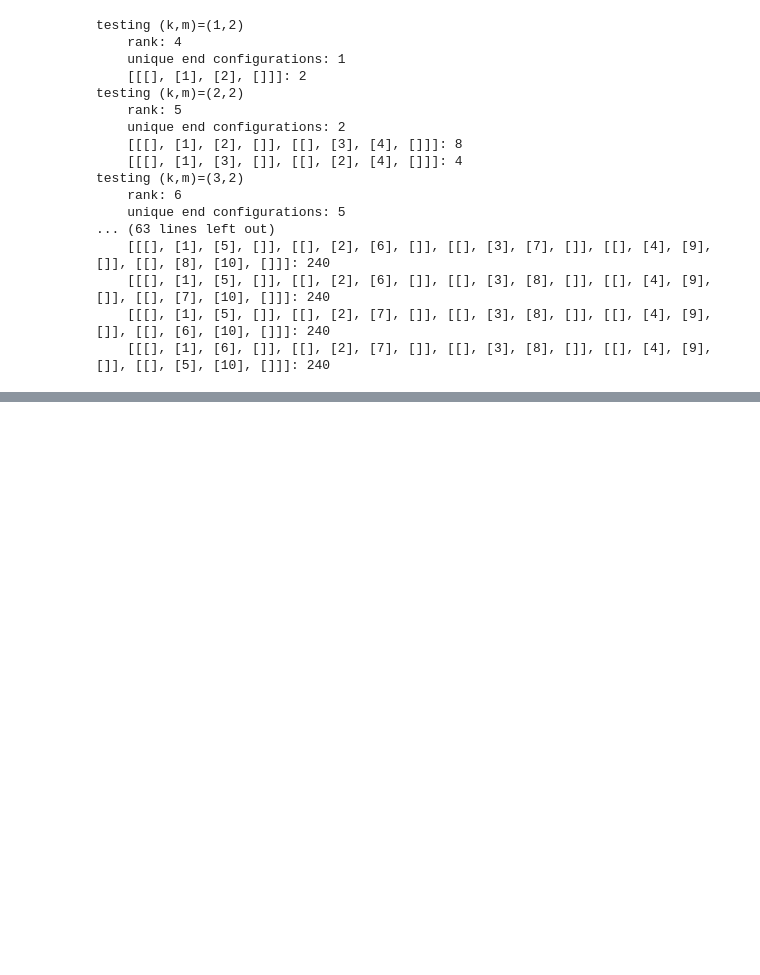
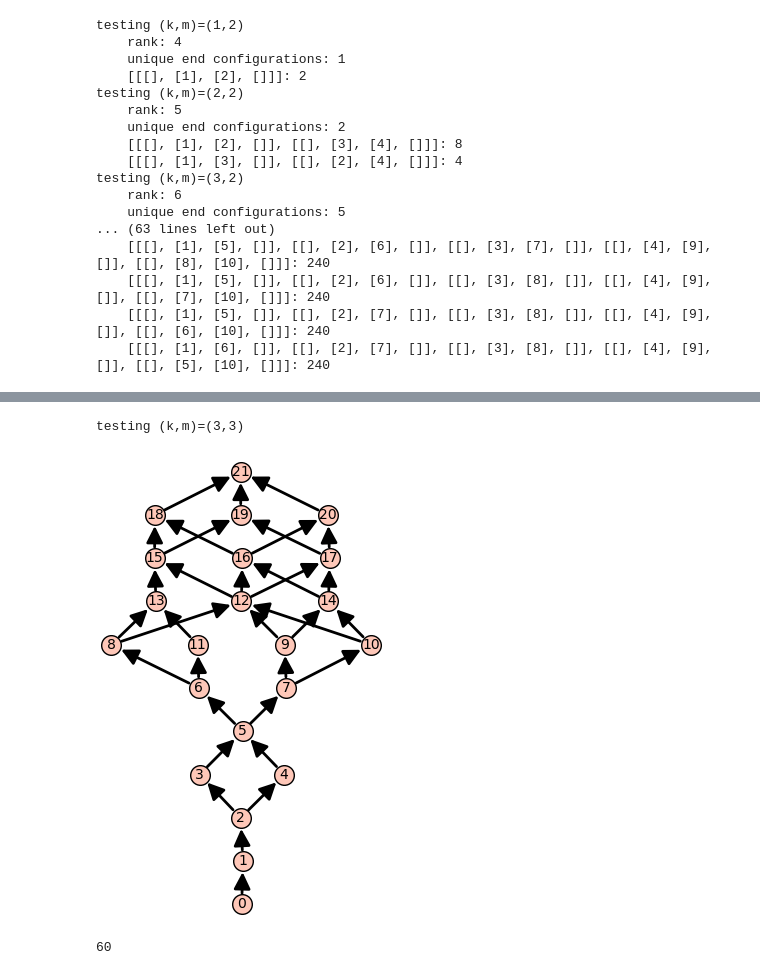
Before and after one commit to gonz0800/UMNs25-chip-firing, a Jupyter notebook: star-firing-poset.ipynb, the cells around one changed output, grey strips where cells are left out. Saved outputs shown, nothing was run; the diff lists cells and outputs as text; code cells hidden in the pictures; blank space fills up the shorter version.

```diff
--- a/star-firing-poset.ipynb
+++ b/star-firing-poset.ipynb
@@ -679,0 +730,16 @@ testing (k,m)=(3,2)
+# %%
+%%time
+testStar(3,3)
+# %% [output]
+testing (k,m)=(3,3)
+# %%
+# check for (k,m)=(1,3) that there really are 60 paths to the final config
+swapped_lst = [(21,18),(21,19),(21,20),(18,15),(18,16),(19,15),(19,17),(20,16),(20,17),(15,12),(15,13),(16,12),(16,14),(17,12),(17,14),(12,8),(12,9),(12,10),(13,8),(13,11),(14,9),(14,10),(8,6),(9,7),(10,7),(11,6),(6,5),(7,5),(5,3),(5,4),(3,2),(4,2),(2,1),(1,0)]
+lst = [vector([v[1], v[0]]) for v in swapped_lst]
+graph = DiGraph(lst)
+poset = Poset(graph)
+poset.show()
+print(len(poset.maximal_chains()))
+# %% [output]
+[figure, added]
+60
```
Also changed, not shown: parts of 4 cells of this notebook.
